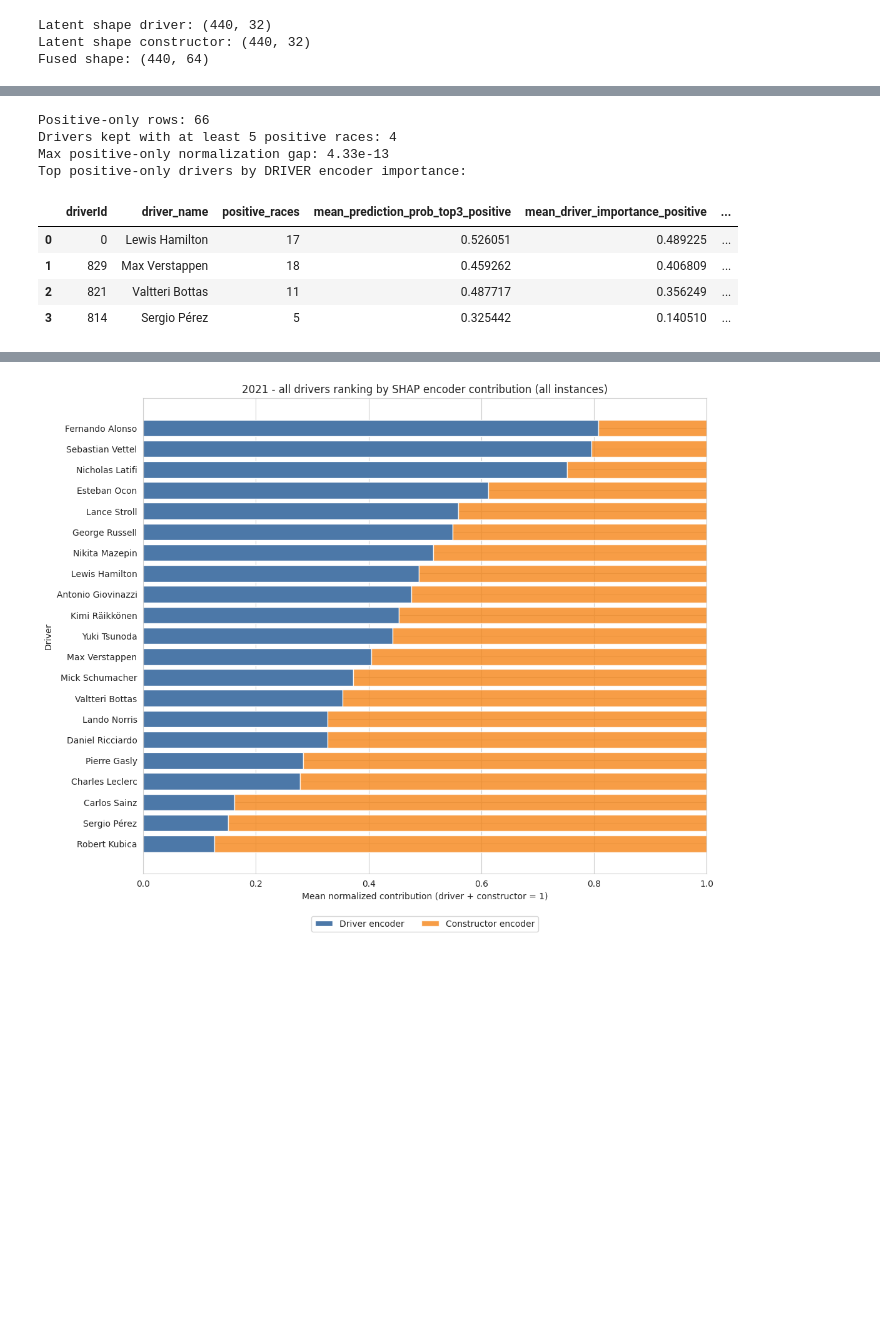
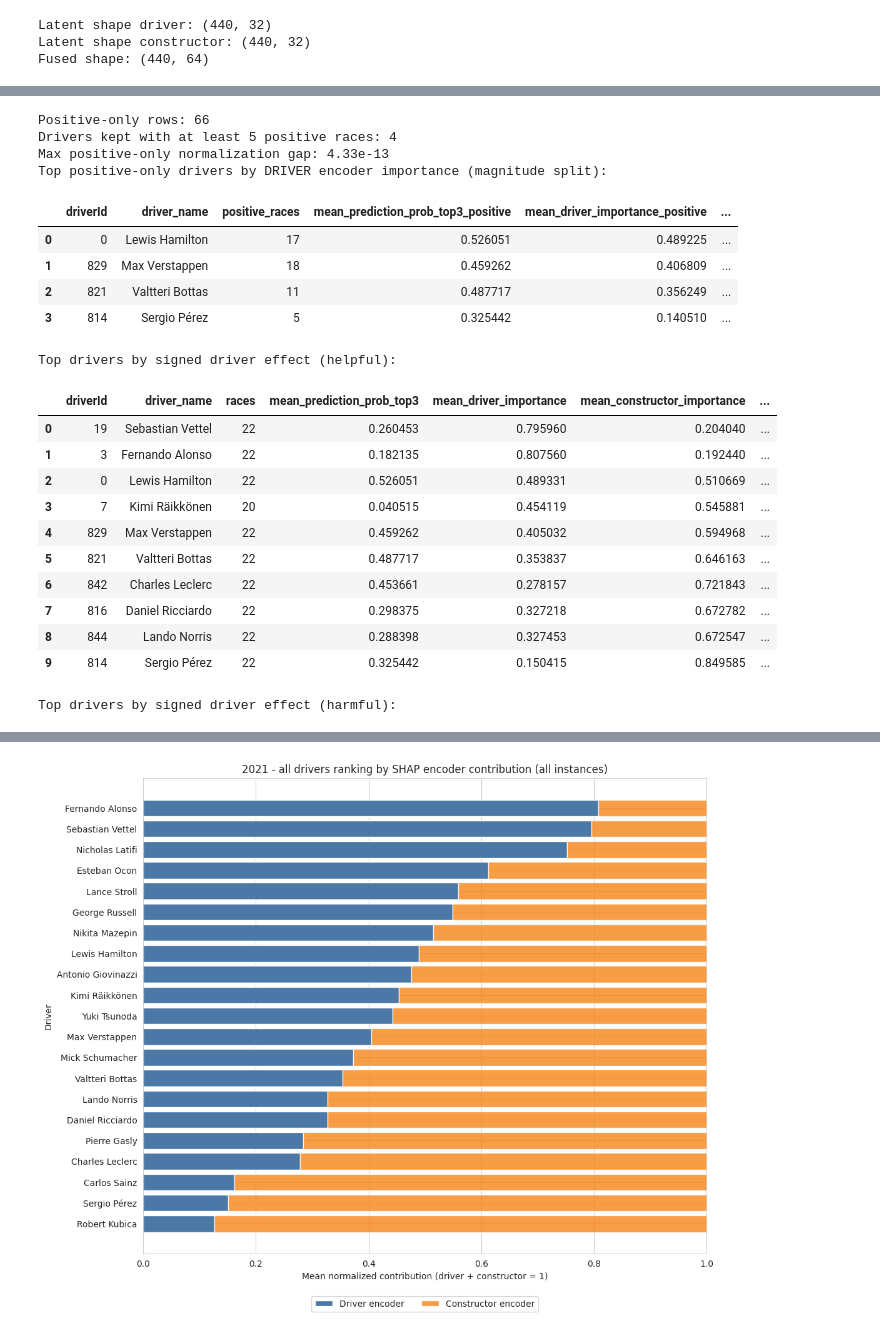
Before and after one commit to AntonioNvs/ortogonal-representation, a Jupyter notebook: notebooks/shap_encoder_importance_2021.ipynb, the cells around one changed output, grey strips where cells are left out. Drawn from its saved outputs; the diff is of its cells as text; code cells hidden in the pictures; blank space fills up the shorter version.

```diff
--- a/notebooks/shap_encoder_importance_2021.ipynb
+++ b/notebooks/shap_encoder_importance_2021.ipynb
@@ -205,19 +230,27 @@ Max normalization error (should be ~0): 1.18e-12
 # %%
 # ---------------------------------------------------------------------------
-# Build analysis tables, positive-only ranking, and confidence intervals
+# Build analysis tables with both signed and magnitude metrics
 # ---------------------------------------------------------------------------
 analysis_df = instances_2021.copy()
 analysis_df["prediction_prob_top3"] = probs
+analysis_df["prediction_prob_from_shap"] = prob_from_shap
 analysis_df["driver_importance_raw"] = driver_raw
 analysis_df["constructor_importance_raw"] = constructor_raw
 analysis_df["driver_importance_norm"] = driver_norm
 analysis_df["constructor_importance_norm"] = constructor_norm
+analysis_df["driver_signed"] = driver_signed
+analysis_df["constructor_signed"] = constructor_signed
+analysis_df["driver_delta_prob"] = driver_delta_prob
+analysis_df["constructor_delta_prob"] = constructor_delta_prob
+analysis_df["base_logit"] = base_logit
+analysis_df["model_logit"] = model_logits
+analysis_df["logit_from_shap"] = logit_from_shap
 
 analysis_df["driver_name"] = analysis_df["driverId"].map(driver_id_to_name)
 analysis_df["constructor_name"] = analysis_df["constructorId"].map(constructor_id_to_name)
 analysis_df["race_name"] = analysis_df["raceId"].map(race_id_to_name)
 
-# Global (all instances) table kept for comparison.
+# Global per-driver summary (direction + magnitude).
 per_driver = (
     analysis_df
     .groupby(["driverId", "driver_name"], as_index=False)
@@ -226,6 +259,26 @@ per_driver = (
         mean_prediction_prob_top3=("prediction_prob_top3", "mean"),
         mean_driver_importance=("driver_importance_norm", "mean"),
         mean_constructor_importance=("constructor_importance_norm", "mean"),
+        mean_driver_signed=("driver_signed", "mean"),
+        mean_constructor_signed=("constructor_signed", "mean"),
+        mean_driver_delta_prob=("driver_delta_prob", "mean"),
+        mean_constructor_delta_prob=("constructor_delta_prob", "mean"),
+    )
+)
+
+# Complementary per-team summary.
+per_constructor = (
+    analysis_df
+    .groupby(["constructorId", "constructor_name"], as_index=False)
+    .agg(
+        races=("raceId", "count"),
+        mean_prediction_prob_top3=("prediction_prob_top3", "mean"),
+        mean_driver_importance=("driver_importance_norm", "mean"),
+        mean_constructor_importance=("constructor_importance_norm", "mean"),
+        mean_driver_signed=("driver_signed", "mean"),
+        mean_constructor_signed=("constructor_signed", "mean"),
+        mean_driver_delta_prob=("driver_delta_prob", "mean"),
+        mean_constructor_delta_prob=("constructor_delta_prob", "mean"),
     )
 )
 
@@ -243,6 +296,10 @@ per_driver_positive = (
         mean_constructor_importance_positive=("constructor_importance_norm", "mean"),
         total_driver_importance_positive=("driver_importance_norm", "sum"),
         total_constructor_importance_positive=("constructor_importance_norm", "sum"),
+        mean_driver_signed_positive=("driver_signed", "mean"),
+        mean_constructor_signed_positive=("constructor_signed", "mean"),
+        mean_driver_delta_prob_positive=("driver_delta_prob", "mean"),
+        mean_constructor_delta_prob_positive=("constructor_delta_prob", "mean"),
     )
 )
 
@@ -271,32 +328,64 @@ per_driver_positive["driver_ci95_high_positive"] = (
 
 per_driver_positive["driver_minus_constructor_positive"] = (
     per_driver_positive["mean_driver_importance_positive"]
     - per_driver_positive["mean_constructor_importance_positive"]
 )
 
 # Sanity check for normalized split in the positive-only ranking table.
 positive_norm_gap = (
     per_driver_positive["mean_driver_importance_positive"]
     + per_driver_positive["mean_constructor_importance_positive"]
     - 1.0
 ).abs().max()
 print(f"Positive-only rows: {len(positive_df)}")
 print(f"Drivers kept with at least {MIN_POSITIVE_RACES} positive races: {len(per_driver_positive)}")
 print(f"Max positive-only normalization gap: {positive_norm_gap:.2e}")
 
+# Keep the legacy ranking for continuity with existing plots.
 rank_driver_positive = per_driver_positive.sort_values(
     ["mean_driver_importance_positive", "positive_races"], ascending=[False, False]
 ).reset_index(drop=True)
 
-print("Top positive-only drivers by DRIVER encoder importance:")
+# New sign-aware rankings.
+rank_driver_signed_positive = per_driver.sort_values(
+    ["mean_driver_signed", "races"], ascending=[False, False]
+).reset_index(drop=True)
+rank_driver_signed_negative = per_driver.sort_values(
+    ["mean_driver_signed", "races"], ascending=[True, False]
+).reset_index(drop=True)
+rank_constructor_signed_positive = per_constructor.sort_values(
+    ["mean_constructor_signed", "races"], ascending=[False, False]
+).reset_index(drop=True)
+rank_constructor_signed_negative = per_constructor.sort_values(
+    ["mean_constructor_signed", "races"], ascending=[True, False]
+).reset_index(drop=True)
+
+print("Top positive-only drivers by DRIVER encoder importance (magnitude split):")
 display(rank_driver_positive.head(TOP_K))
+print("Top drivers by signed driver effect (helpful):")
+display(rank_driver_signed_positive.head(10))
+print("Top drivers by signed driver effect (harmful):")
+display(rank_driver_signed_negative.head(10))
 # %% [output]
 Positive-only rows: 66
 Drivers kept with at least 5 positive races: 4
 Max positive-only normalization gap: 4.33e-13
-Top positive-only drivers by DRIVER encoder importance:
+Top positive-only drivers by DRIVER encoder importance (magnitude split):
 |  | driverId | driver_name | positive_races | mean_prediction_prob_top3_positive | mean_driver_importance_positive | ... |
 | 0 | 0 | Lewis Hamilton | 17 | 0.526051 | 0.489225 | ... |
 | 1 | 829 | Max Verstappen | 18 | 0.459262 | 0.406809 | ... |
 | 2 | 821 | Valtteri Bottas | 11 | 0.487717 | 0.356249 | ... |
 | 3 | 814 | Sergio Pérez | 5 | 0.325442 | 0.140510 | ... |
+Top drivers by signed driver effect (helpful):
+|  | driverId | driver_name | races | mean_prediction_prob_top3 | mean_driver_importance | mean_constructor_importance | ... |
+| 0 | 19 | Sebastian Vettel | 22 | 0.260453 | 0.795960 | 0.204040 | ... |
+| 1 | 3 | Fernando Alonso | 22 | 0.182135 | 0.807560 | 0.192440 | ... |
+| 2 | 0 | Lewis Hamilton | 22 | 0.526051 | 0.489331 | 0.510669 | ... |
+| 3 | 7 | Kimi Räikkönen | 20 | 0.040515 | 0.454119 | 0.545881 | ... |
+| 4 | 829 | Max Verstappen | 22 | 0.459262 | 0.405032 | 0.594968 | ... |
+| 5 | 821 | Valtteri Bottas | 22 | 0.487717 | 0.353837 | 0.646163 | ... |
+| 6 | 842 | Charles Leclerc | 22 | 0.453661 | 0.278157 | 0.721843 | ... |
+| 7 | 816 | Daniel Ricciardo | 22 | 0.298375 | 0.327218 | 0.672782 | ... |
+| 8 | 844 | Lando Norris | 22 | 0.288398 | 0.327453 | 0.672547 | ... |
+| 9 | 814 | Sergio Pérez | 22 | 0.325442 | 0.150415 | 0.849585 | ... |
+Top drivers by signed driver effect (harmful):
```
Also changed, not shown: parts of 8 cells of this notebook, 37 other files.
